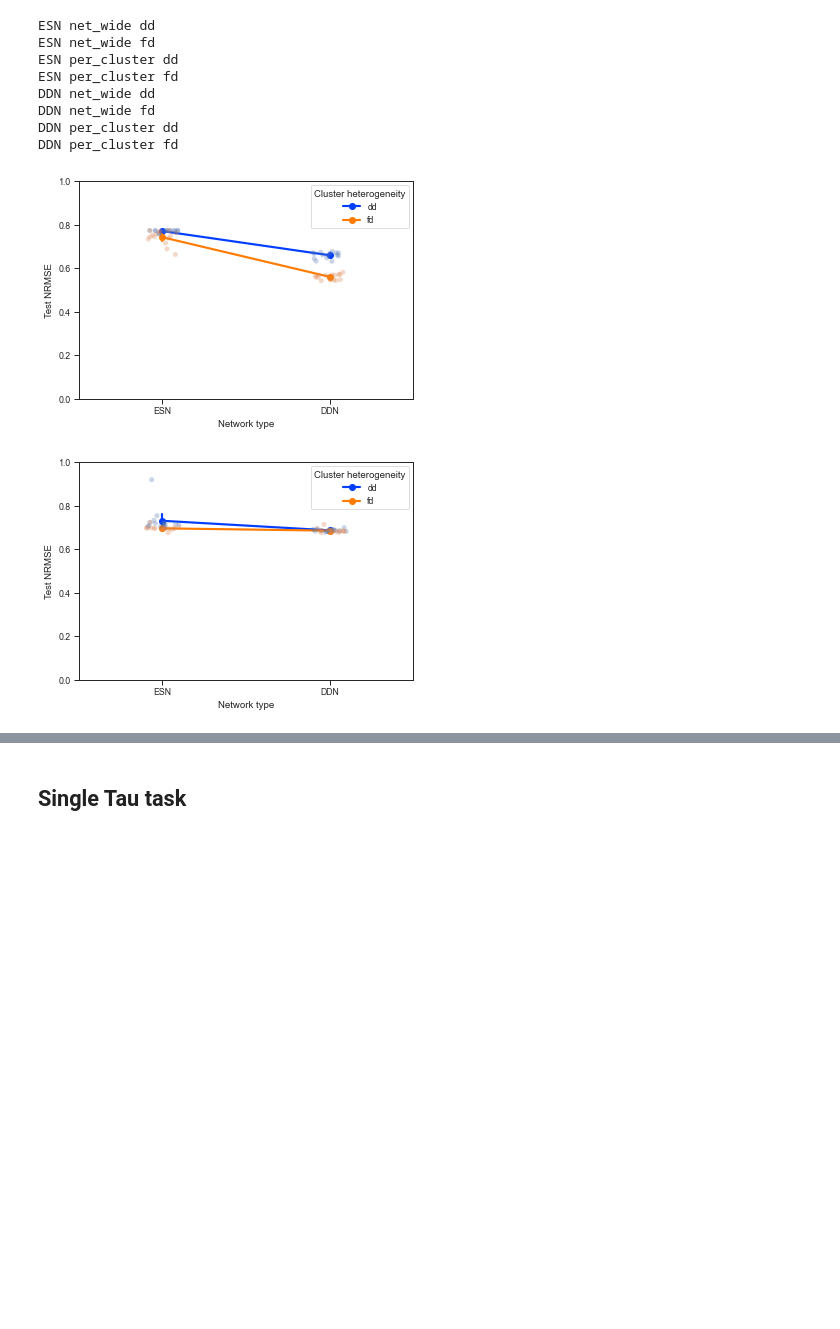
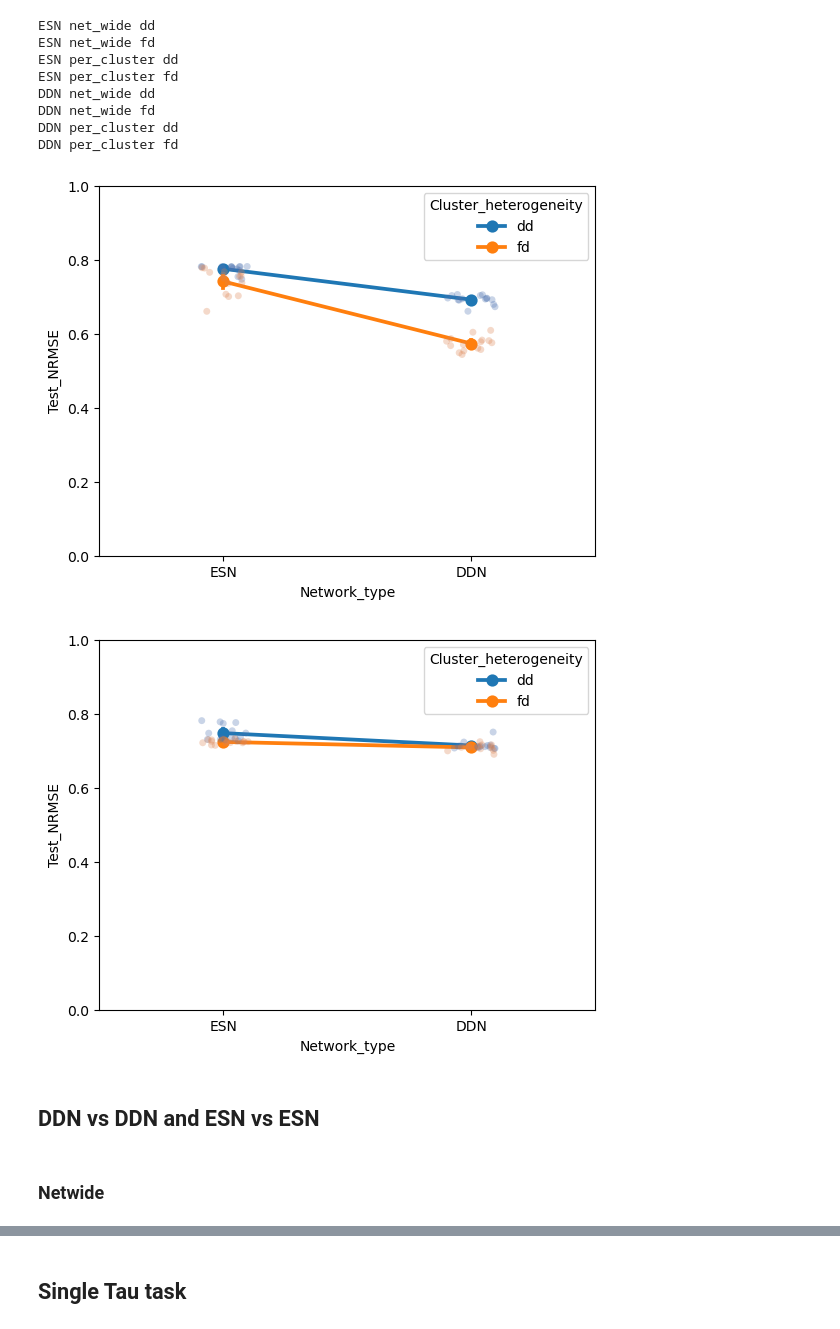
Before and after one commit to Nishant-codex/DDN-public, a Jupyter notebook: heterogeneity_analysis_thesis_narma.ipynb, the cells around one changed output, grey strips where cells are left out. Saved outputs shown, nothing was run; the diff lists cells and outputs as text; code cells hidden in the pictures; blank space fills up the shorter version.

```diff
--- a/heterogeneity_analysis_thesis_narma.ipynb
+++ b/heterogeneity_analysis_thesis_narma.ipynb
@@ -282,15 +283,17 @@ test_results_df = pd.DataFrame(test_results)
+# %%
+test_results_df = pd.read_csv('test_results_heterogeneity_experiments_narma.csv')
 # %%
-sns.pointplot(test_results_df[test_results_df['Distribution heterogeneity']=='net_wide'], x='Network type', y='Test NRMSE', hue='Cluster heterogeneity',)
-sns.stripplot(test_results_df[test_results_df['Distribution heterogeneity']=='net_wide'], x='Network type', hue='Cluster heterogeneity', y='Test NRMSE', legend=False, alpha=0.3, palette='deep')
+sns.pointplot(test_results_df[test_results_df['Distribution_heterogeneity']=='net_wide'], x='Network_type', y='Test_NRMSE', hue='Cluster_heterogeneity',)
+sns.stripplot(test_results_df[test_results_df['Distribution_heterogeneity']=='net_wide'], x='Network_type', hue='Cluster_heterogeneity', y='Test_NRMSE', legend=False, alpha=0.3, palette='deep')
 plt.ylim(0, 1)
-# plt.savefig('G:/My Drive/Data For Publication/paper3/figs_NARMA/heterogeneity_analysis_narma_net_wide.pdf', dpi=300, bbox_inches='tight')
+plt.savefig('G:/My Drive/Data For Publication/paper3/figs_NARMA/heterogeneity_analysis_narma_net_wide.pdf', dpi=300, bbox_inches='tight')
 plt.show()
 
-sns.pointplot(test_results_df[test_results_df['Distribution heterogeneity']=='per_cluster'], x='Network type', y='Test NRMSE', hue='Cluster heterogeneity',)
-sns.stripplot(test_results_df[test_results_df['Distribution heterogeneity']=='per_cluster'], x='Network type', hue='Cluster heterogeneity', y='Test NRMSE', legend=False, alpha=0.3, palette='deep')
+sns.pointplot(test_results_df[test_results_df['Distribution_heterogeneity']=='per_cluster'], x='Network_type', y='Test_NRMSE', hue='Cluster_heterogeneity',)
+sns.stripplot(test_results_df[test_results_df['Distribution_heterogeneity']=='per_cluster'], x='Network_type', hue='Cluster_heterogeneity', y='Test_NRMSE', legend=False, alpha=0.3, palette='deep')
 plt.ylim(0, 1)
-# plt.savefig('G:/My Drive/Data For Publication/paper3/figs_NARMA/heterogeneity_analysis_narma_per_cluster.pdf', dpi=300, bbox_inches='tight')
+plt.savefig('G:/My Drive/Data For Publication/paper3/figs_NARMA/heterogeneity_analysis_narma_per_cluster.pdf', dpi=300, bbox_inches='tight')
 plt.show()
 # %% [output]
-[figure, old version]
+[figure, new version]
-[figure, old version]
+[figure, new version]
@@ -296,0 +304,4 @@ plt.show()
+# %% [markdown]
+## DDN vs DDN and ESN vs ESN
+# %% [markdown]
+### Netwide
```
Also changed, not shown: parts of 11 cells of this notebook, 4 other files.
